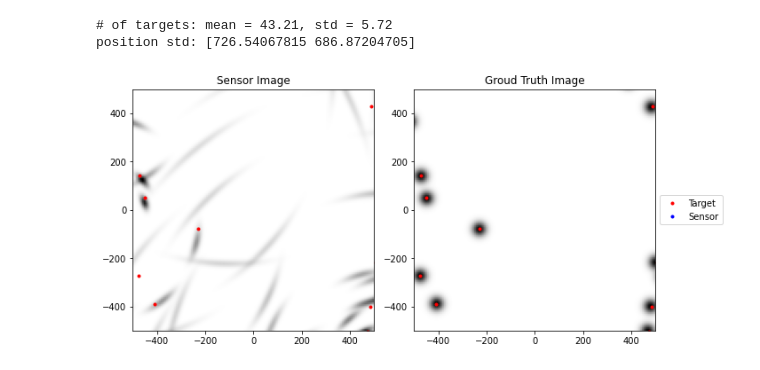
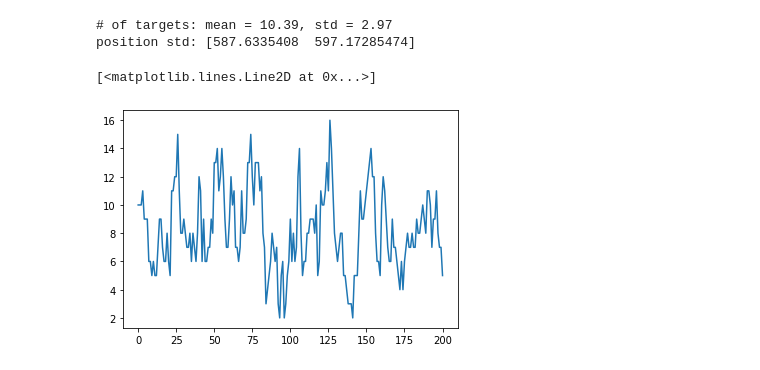
Before and after one commit to Damowerko/mtt, a Jupyter notebook: scripts/notebook.ipynb, the cells around one changed output. Drawn from its saved outputs; the diff is of its cells as text; code cells hidden in the pictures.

```diff
--- a/scripts/notebook.ipynb
+++ b/scripts/notebook.ipynb
@@ -13,32 +16,31 @@ init_simulator = lambda: Simulator(
     window=1000,
     width=2000,
     n_targets=10,
-    target_lifetime=10,
+    target_lifetime=5,
     clutter_rate=10,
     p_detection=0.95,
     sigma_motion=0.5,
-    sigma_initial_state=(1.0, 1.0),
+    sigma_initial_state=(10.0, 5.0),
     n_sensors=3,
     sensor_range=500,
     noise_range=10.0,
     noise_bearing=0.1,
     dt=1.0,
 )
-dataset = OnlineDataset(n_steps=100, sigma_position=0.01, length=20, img_size=128, init_simulator=init_simulator)
+dataset = OnlineDataset(n_steps=200, sigma_position=0.01, length=20, img_size=128, init_simulator=init_simulator)
 dataset = list(dataset)
 # %%
 positions = [info[-1]["target_positions"] for *_, info in dataset]
-n_targets = [len(pos) for pos in positions]
+n_targets = np.zeros(len(positions))
+for i, pos in enumerate(positions):
+    n_targets[i] = (np.abs(pos) < 500).all(axis=1).sum(axis=0)
 print(f"# of targets: mean = {np.mean(n_targets):0.2f}, std = {np.std(n_targets):0.2f}")
 print(f"position std: {np.std(np.concatenate(positions), axis=0)}")
 # %% [output]
-# of targets: mean = 43.21, std = 5.72
-position std: [726.54067815 686.87204705]
+# of targets: mean = 10.39, std = 2.97
+position std: [587.6335408  597.17285474]
-# %%
-from matplotlib import pyplot as plt
-from mtt.visualize import plot_mtt
-
-plot_mtt(*dataset[0])
-plt.show()
-# %% [output]
-[figure, removed]
+# %%
+plt.plot(n_targets)
+# %% [output]
+[<matplotlib.lines.Line2D at 0x...>]
+[figure, added]
```
Also changed, not shown: parts of 2 cells of this notebook, 3 other files.
